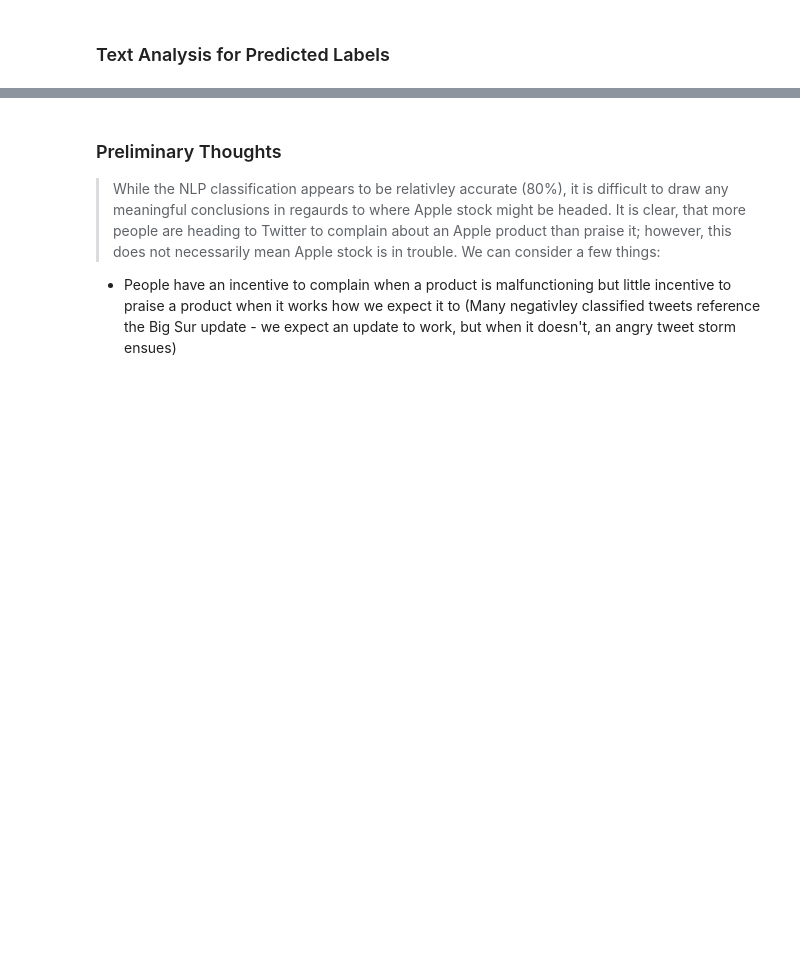
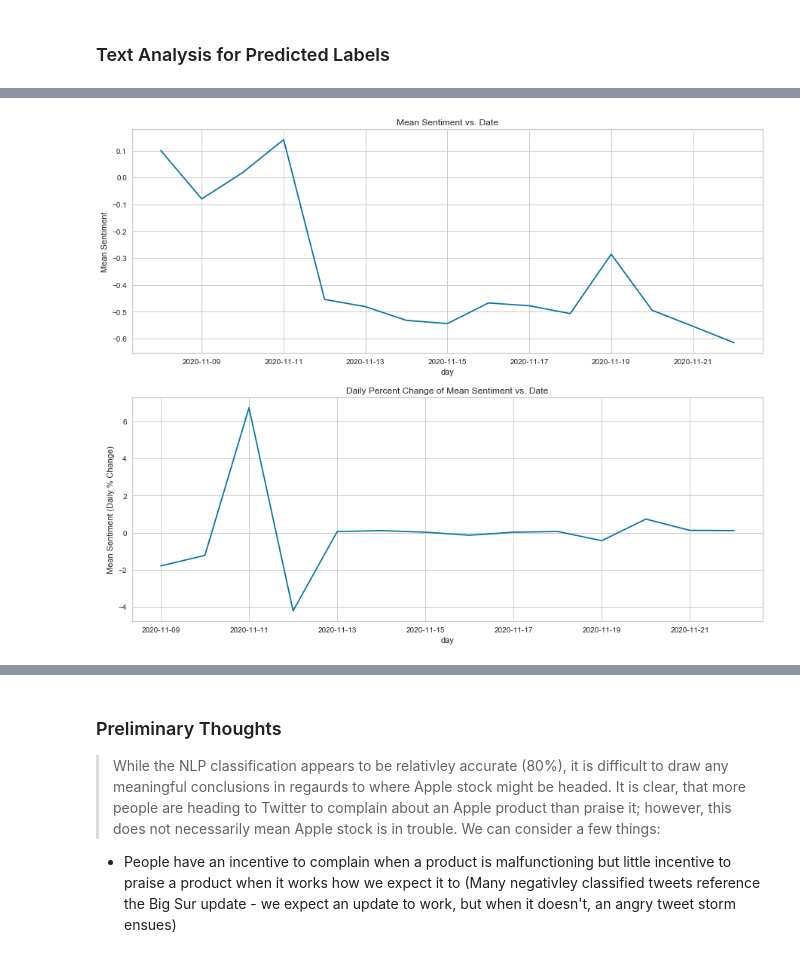
Before and after one commit to danellsworth/danellsworth.github.io, a Jupyter notebook: FinancialAnalysis.ipynb, the cells around one changed output, grey strips where cells are left out. Saved outputs shown, nothing was run; the diff lists cells and outputs as text; code cells hidden in the pictures; blank space fills up the shorter version.

```diff
--- a/FinancialAnalysis.ipynb
+++ b/FinancialAnalysis.ipynb
@@ -459,0 +481,30 @@ word_frequency_graph(AppleResultsDF[['tweet','calculated_sentiment']])
+# %%
+# map the strings indicating positive, negative, and neutral to numeric values 1, -1, and 0 respectively
+AppleResultsDF['calculated_sentiment'] = AppleResultsDF["calculated_sentiment"].map({
+    "5": 1,
+    "3": 0,
+    "1": -1
+})
+
+# convert 'date' to datetime object
+AppleResultsDF['date'] = pd.to_datetime(AppleResultsDF['date'])
+AppleResultsDF['day'] = AppleResultsDF["date"].dt.date # create column for date, excluding time (i.e. 11/22/2020)
+
+# Create two new Df's to plot
+Mean = AppleResultsDF.groupby(['day']).calculated_sentiment.mean() # mean sentiment analysis score by day
+Pct_Change = AppleResultsDF.groupby(['day']).calculated_sentiment.mean().pct_change(1) # daily pct change of mean sentiment
+
+
+# matplotlib operations
+fig, ax = plt.subplots(2,1,figsize=(15,12))
+ax[0].set_title('Mean Sentiment vs. Date',)
+ax[0].set_xlabel('Date')
+ax[0].set_ylabel('Mean Sentiment')
+Mean.plot(ax=ax[0]);
+
+ax[1].set_title('Daily Percent Change of Mean Sentiment vs. Date',)
+ax[1].set_xlabel('Date')
+ax[1].set_ylabel('Mean Sentiment (Daily % Change)')
+Pct_Change.plot(ax=ax[1]);
+# %% [output]
+[figure, added]
```
Also changed, not shown: parts of 21 cells of this notebook, 4 other files.
